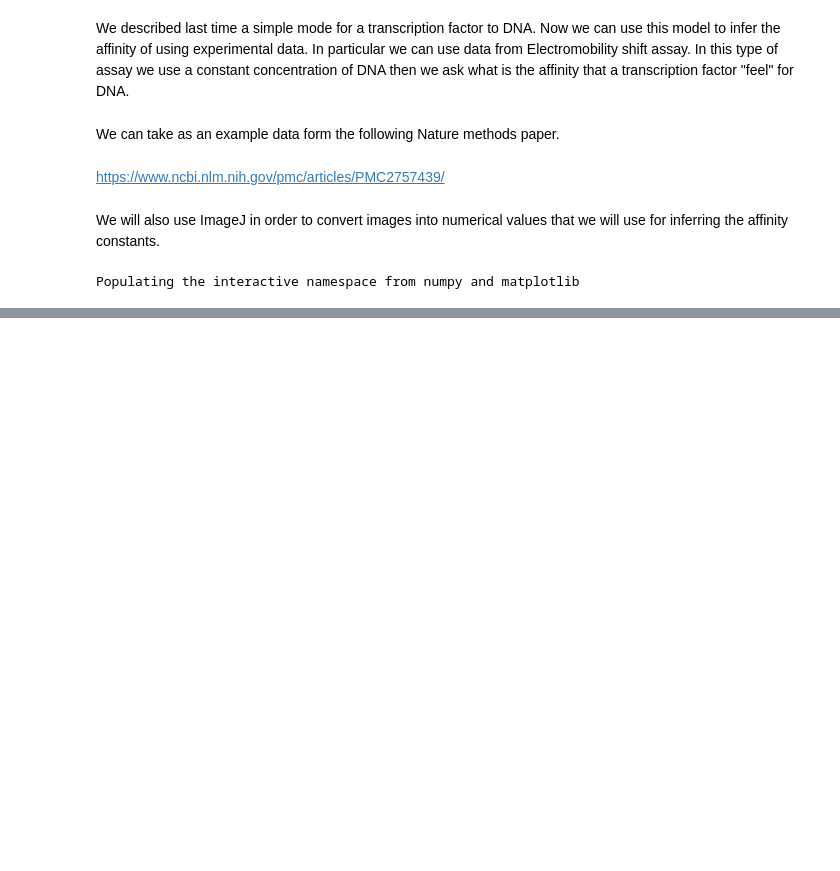
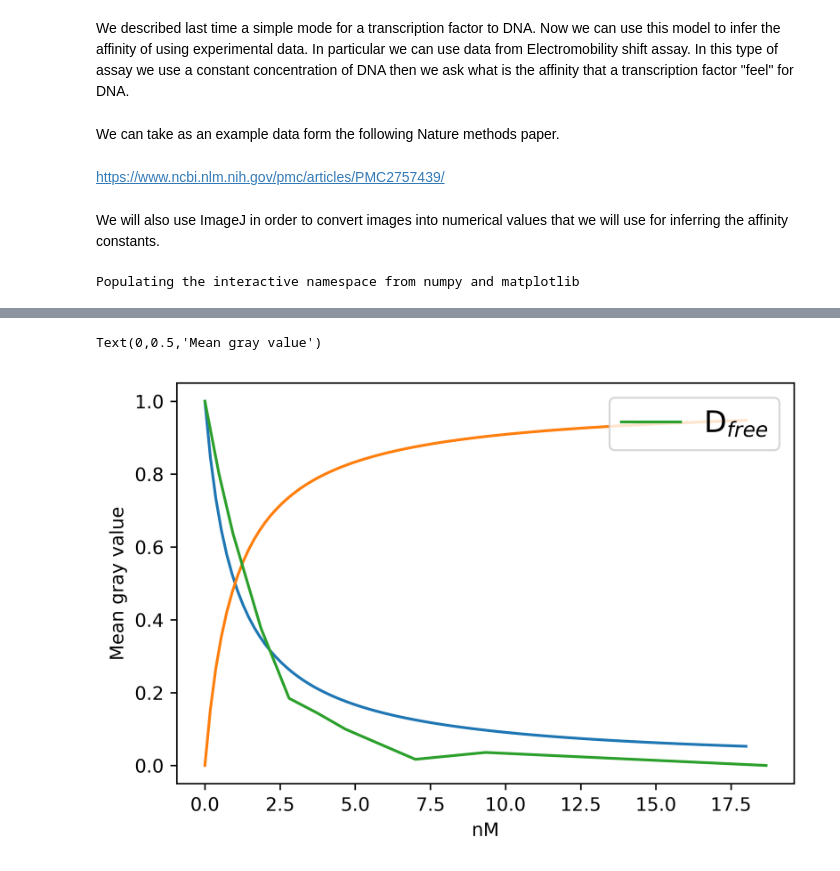
Before and after one commit to jurquiza/Practical_systems_biology_plants, a Jupyter notebook: scripts/Session2.ipynb, the cells around one changed output, grey strips where cells are left out. Drawn from its saved outputs; the diff is of its cells as text; code cells hidden in the pictures; blank space fills up the shorter version.

```diff
--- a/scripts/Session2.ipynb
+++ b/scripts/Session2.ipynb
@@ -17,0 +64,23 @@ Populating the interactive namespace from numpy and matplotlib
+# %%
+figure(dpi=600)
+T = linspace(0,18,100)
+kd=1
+D = kd/(kd+T)
+plot(T,D)
+DT = T/(kd+T)
+plot(T,DT)
+B_num = (B.iloc[:,2]-min(B.iloc[:,2]))
+B_den = max((B.iloc[:,2]-min(B.iloc[:,2])))
+B_norm = (B.iloc[:,2]-min(B.iloc[:,2]))/max((B.iloc[:,2]-min(B.iloc[:,2])))
+
+plot(B.iloc[:,0],B_norm, label='D$_{free}$')
+
+
+
+#plot(F.iloc[:,0],F.iloc[:,2]-min(F.iloc[:,2]), label='DT')
+legend(loc='upper right', fontsize=16)
+xlabel('nM')
+ylabel('Mean gray value')
+# %% [output]
+Text(0,0.5,'Mean gray value')
+[figure, added]
```
Also changed, not shown: parts of 17 cells of this notebook, 7 other files.
